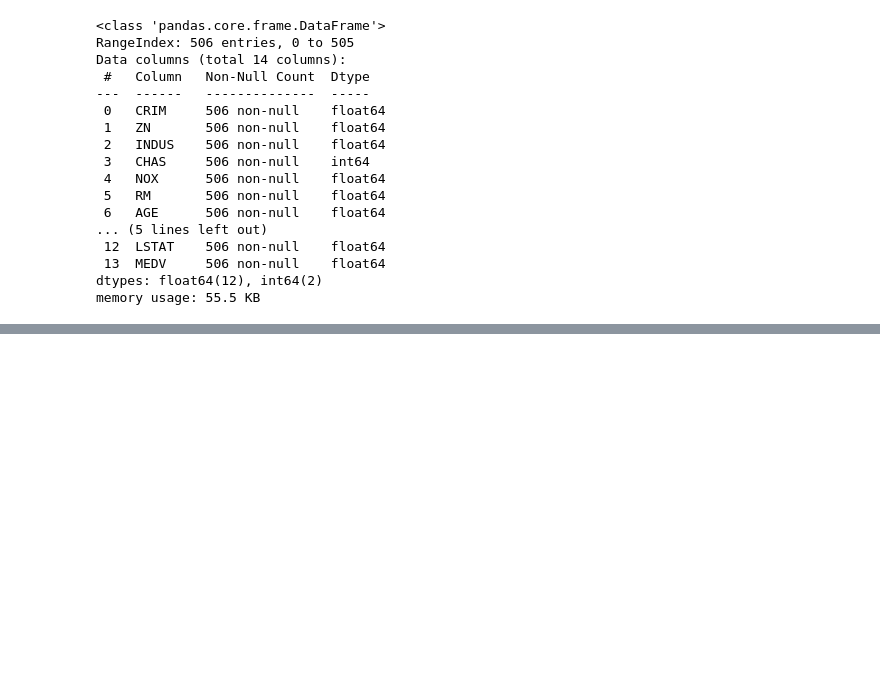
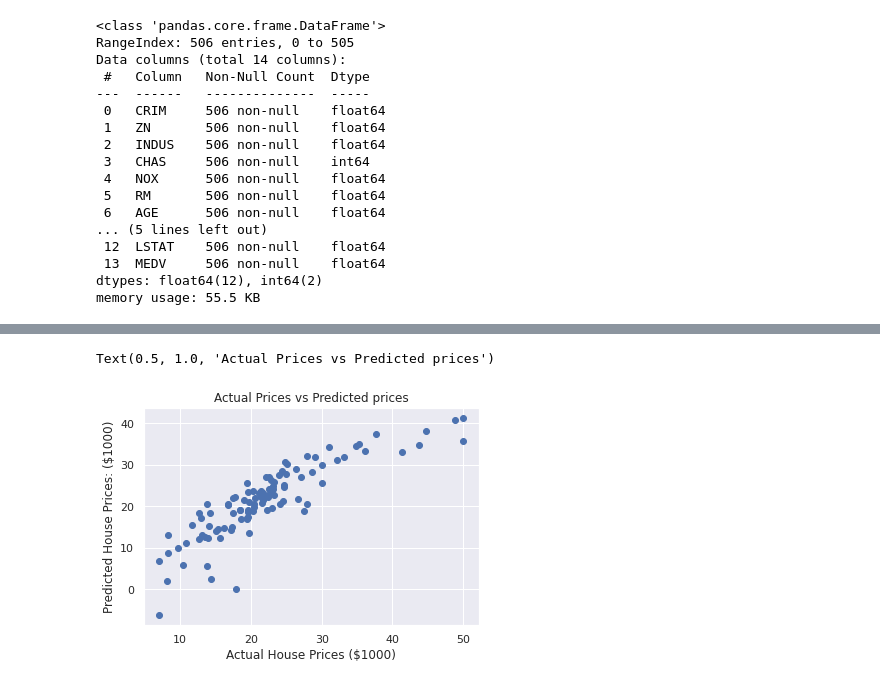
Before and after one commit to Tashhfia/Boston-House-Prices, a Jupyter notebook: house-price-prediction.ipynb, the cells around one changed output, grey strips where cells are left out. Drawn from its saved outputs; the diff is of its cells as text; code cells hidden in the pictures; blank space fills up the shorter version.

```diff
--- a/house-price-prediction.ipynb
+++ b/house-price-prediction.ipynb
@@ -99,0 +145,26 @@ Text(0.5, 1.0, 'Actual Prices vs Predicted prices')
+# %%
+sc = StandardScaler().fit(X_train)
+
+#  use only the training set to figure out how to scale / normalize
+X_train_scaled = sc.transform(X_train)
+
+# then blindly apply the same transform to the test set
+X_test_scaled = sc.transform(X_test)
+# %%
+model_2 = LinearRegression()
+
+model_2.fit(X_train_scaled,y_train)
+
+# r-squared score
+r_sq = round(model_2.score(X_train_scaled,y_train),2)
+print(f"R-squared score for scaled model {r_sq}")
+adj_r = 1 - ( 1- r_sq ) * ( len(y_train) - 1 ) / ( len(y_train) - X_train_scaled.shape[1] - 1 )
+print(f"Adjusted R-squared score for scaled model {adj_r}")
+
+print("---------------------------------------------------------------------------------------")
+# coefficients
+coef = model_2.coef_
+print(f"Coefficients for scaled model {coef}")
+
+b = model_2.intercept_
+print(f"Bias for scaled model {b}")
@@ -99,0 +179,11 @@ Text(0.5, 1.0, 'Actual Prices vs Predicted prices')
+# %%
+y_pred = model_2.predict(X_test_scaled)
+
+# LETS PLOT!
+plt.scatter(y_test, y_pred)
+plt.xlabel("Actual House Prices ($1000)")
+plt.ylabel("Predicted House Prices: ($1000)")
+plt.title("Actual Prices vs Predicted prices")
+# %% [output]
+Text(0.5, 1.0, 'Actual Prices vs Predicted prices')
+[figure, added]
```
Also changed, not shown: parts of 16 cells of this notebook.
